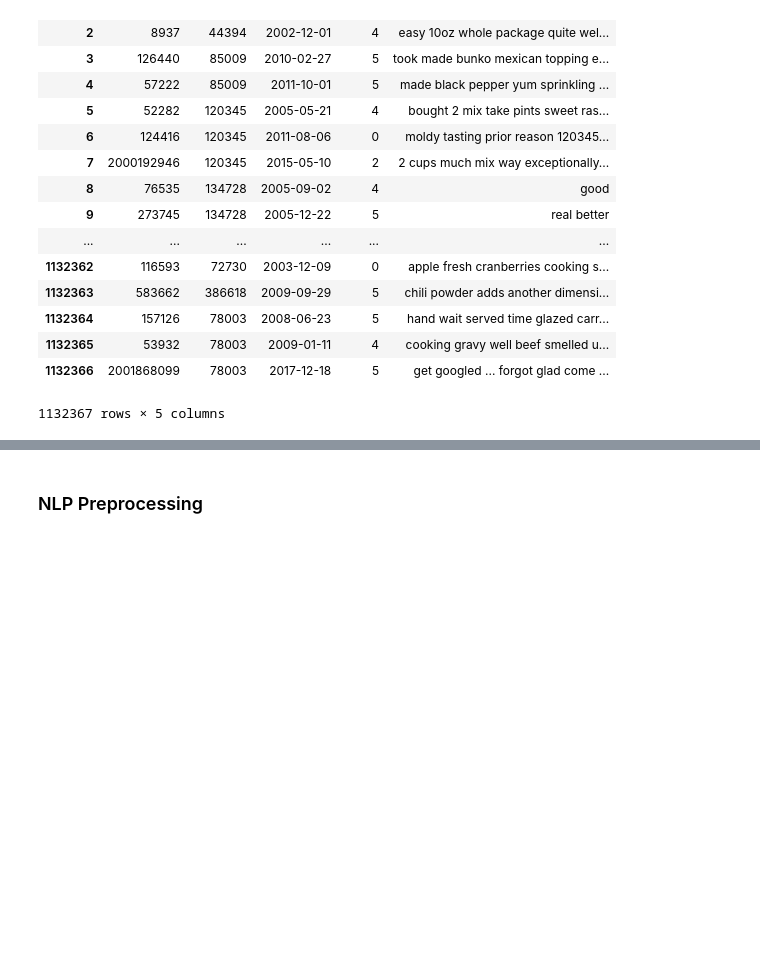
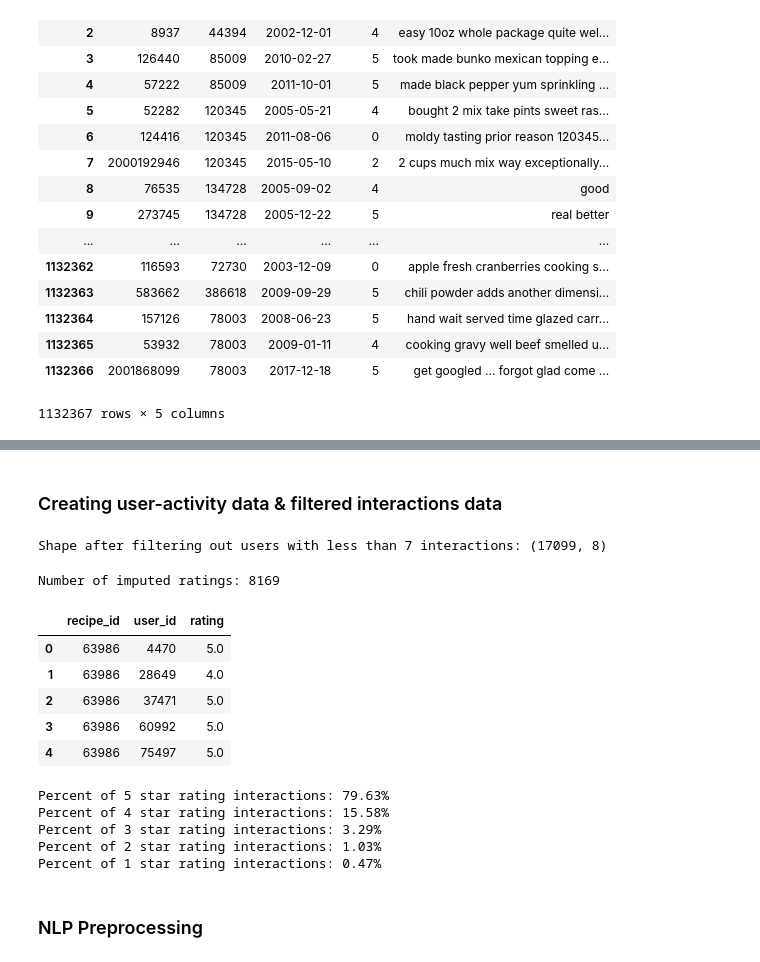
Before and after one commit to CaroHolt/WebMiningRecipeProject, a Jupyter notebook: code/Content Mining Overall.ipynb, the cells around one changed output, grey strips where cells are left out. Drawn from its saved outputs; the diff is of its cells as text; code cells hidden in the pictures; blank space fills up the shorter version.

```diff
--- a/code/Content Mining Overall.ipynb
+++ b/code/Content Mining Overall.ipynb
@@ -97,0 +215,57 @@ df_rmerged = recipes_data.join(num_interactions, how="left", on="recipe_id").joi
+# %% [markdown]
+<a id='user-interaction'></a>
+### Creating user-activity data & filtered interactions data
+# %%
+def impute_average_rating(row, df_uactivity):
+    if (row['rating'] == 0):
+        imputed_rating = round(df_uactivity.loc[df_uactivity.user_id == row.user_id, 'uavg_rating'].values[0], 0)
+        return imputed_rating
+    else:
+        return row.rating
+
+def get_user_activity_df(df):
+    #Create a user activity dataframe
+    df_uactivity = df.groupby('user_id')['rating'].value_counts().unstack().fillna(0)
+    cols = list(df_uactivity)
+    df_uactivity['total_interactions'] = df_uactivity[cols].sum(axis=1)
+    df_uactivity['total_ratings'] = df_uactivity['total_interactions']-df_uactivity[0]
+    return df_uactivity
+
+def create_activity_data(interactions_df, num_interactions):
+    df_uactivity = get_user_activity_df(interactions_df[['recipe_id','user_id', 'rating']])
+    df_uactivity = df_uactivity[df_uactivity['total_interactions']>=7]
+    print(f'Shape after filtering out users with less than {num_interactions} interactions: {df_uactivity.shape}')
+    #create average user ratings as behavior
+    df_uactivity['uavg_rating'] = df_uactivity.iloc[:,1:6].apply(
+        lambda row: np.round(np.ma.average(list(range(1,6)),
+                                           weights = (row[1], row[2], row[3], row[4], row[5])),1), axis = 1)
+
+    df_uactivity = df_uactivity.reset_index()
+    df_uactivity.columns.set_names(None, inplace = True)
+
+    #drop users that only have only reviews but no ratings
+    df_uactivity.drop(df_uactivity[df_uactivity.total_ratings == 0].index, inplace=True, axis=0)
+    return df_uactivity
+
+def filter_interactions_data(interactions_df, recipes_data, num_interactions):
+    df_uactivity = create_activity_data(interactions_df, num_interactions)
+    # 1. Create Filter for interations with filtered df_uactivity -> Only interactions from active users remain
+    user_filter = pd.merge(df_uactivity[['user_id']], interactions_data[['recipe_id','user_id', 'rating']], how = 'left', on ='user_id')
+    # 2. Filter interactions with active recipes -> Only interactions from active users and clean recipes remain
+    interactions = pd.merge(recipes_data[['recipe_id']], user_filter[['recipe_id', 'user_id', 'rating']], on = 'recipe_id', how ='inner')
+    zero_ratings = len(interactions.loc[interactions.rating==0])
+    interactions['rating'] = interactions.apply(lambda row: impute_average_rating(row, df_uactivity), axis=1)
+    print(f'Number of imputed ratings: {zero_ratings}')
+    return interactions
+# %%
+interactions = filter_interactions_data(interactions_data, recipes_data, num_interactions=7)
+interactions.head()
+# %% [output]
+Shape after filtering out users with less than 7 interactions: (17099, 8)
+Number of imputed ratings: 8169
+|  | recipe_id | user_id | rating |
+| 0 | 63986 | 4470 | 5.0 |
+| 1 | 63986 | 28649 | 4.0 |
+| 2 | 63986 | 37471 | 5.0 |
+| 3 | 63986 | 60992 | 5.0 |
+| 4 | 63986 | 75497 | 5.0 |
@@ -98,3 +281,12 @@ df_rmerged = recipes_data.join(num_interactions, how="left", on="recipe_id").joi
+# %%
+#Let's look at the distribution of ratings
+get_rating_dist(interactions.rating)
+# %% [output]
+Percent of 5 star rating interactions: 79.63%
+Percent of 4 star rating interactions: 15.58%
+Percent of 3 star rating interactions: 3.29%
+Percent of 2 star rating interactions: 1.03%
+Percent of 1 star rating interactions: 0.47%
 # %% [markdown]
 ### NLP Preprocessing
 # %%
```
Also changed, not shown: parts of 70 cells of this notebook, 1 other file.
